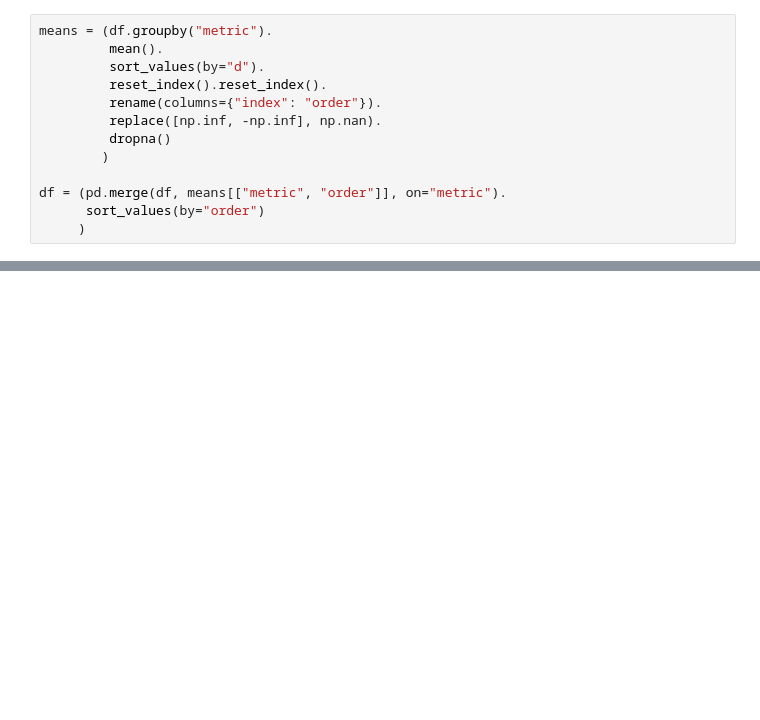
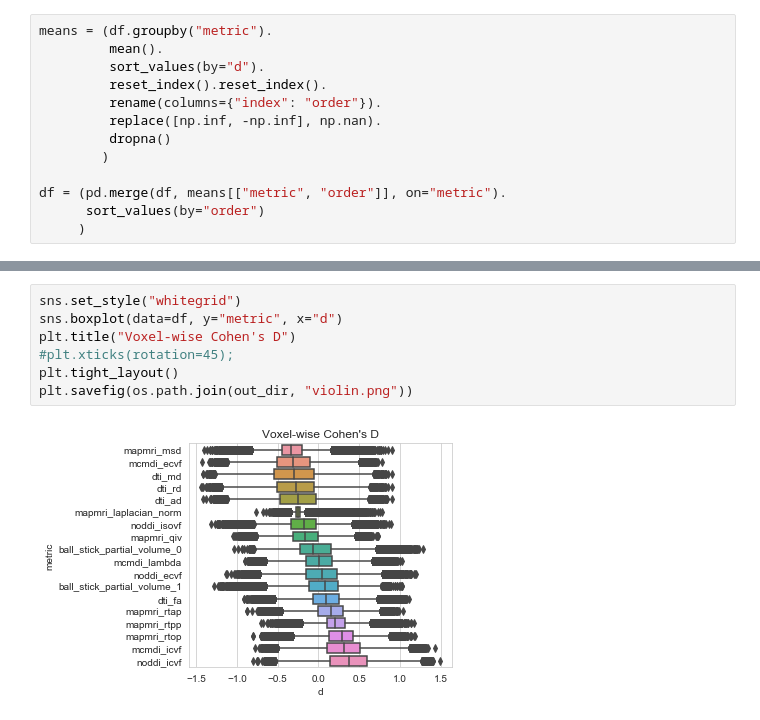
Before and after one commit to matteofrigo/ohbm19_hackaton_adni_dmipy, a Jupyter notebook: calc_es.ipynb, the cells around one changed output, grey strips where cells are left out. Saved outputs shown, nothing was run; the diff lists cells and outputs as text; blank space fills up the shorter version.

```diff
--- a/calc_es.ipynb
+++ b/calc_es.ipynb
@@ -96,0 +125,9 @@ sns.violinplot(data=df, x="metric", y="d", title="Voxel-wise Cohen's d")
+# %%
+sns.set_style("whitegrid")
+sns.boxplot(data=df, y="metric", x="d")
+plt.title("Voxel-wise Cohen's D")
+#plt.xticks(rotation=45);
+plt.tight_layout()
+plt.savefig(os.path.join(out_dir, "violin.png"))
+# %% [output]
+[figure, added]
```
Also changed, not shown: parts of 5 cells of this notebook.
